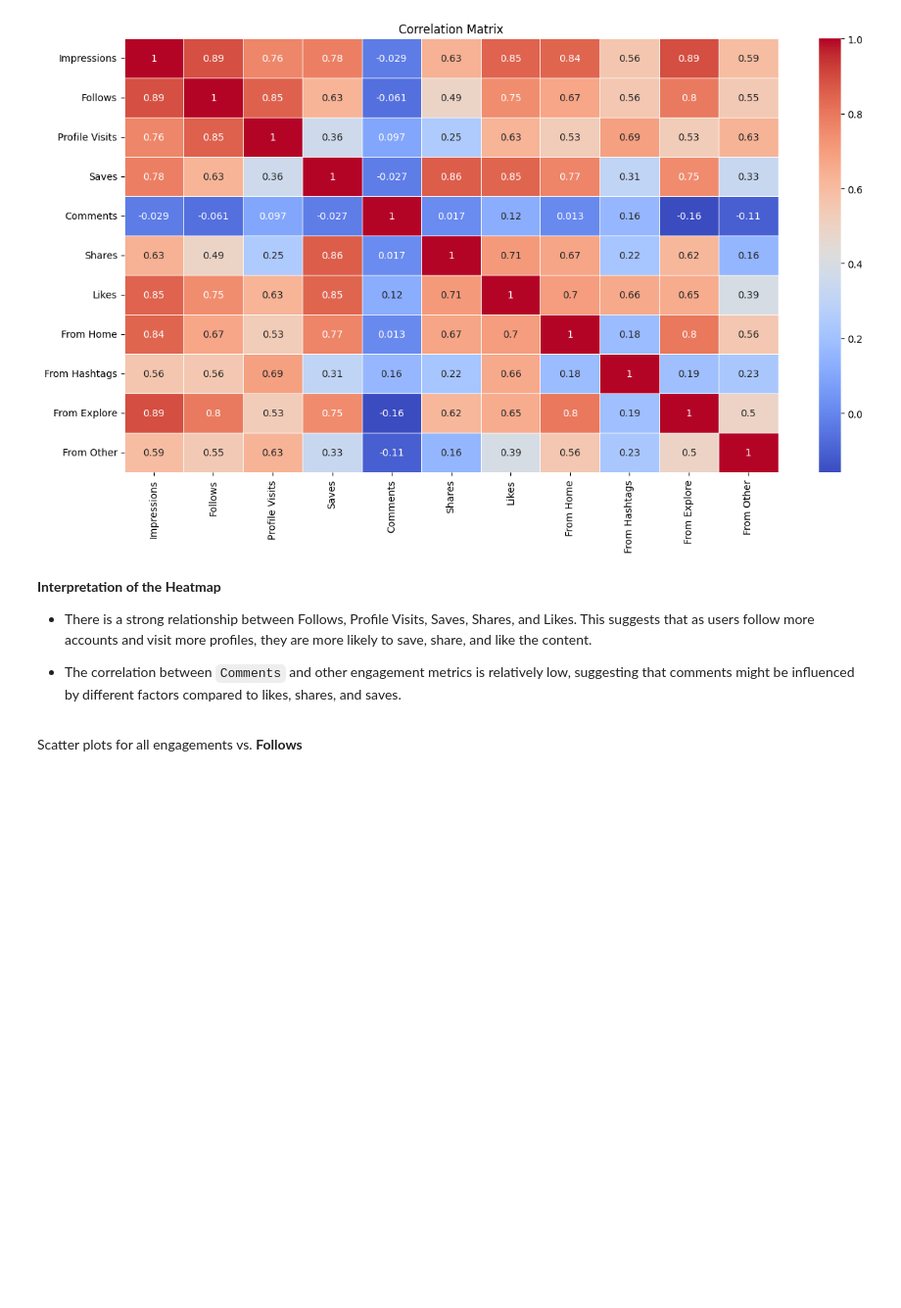
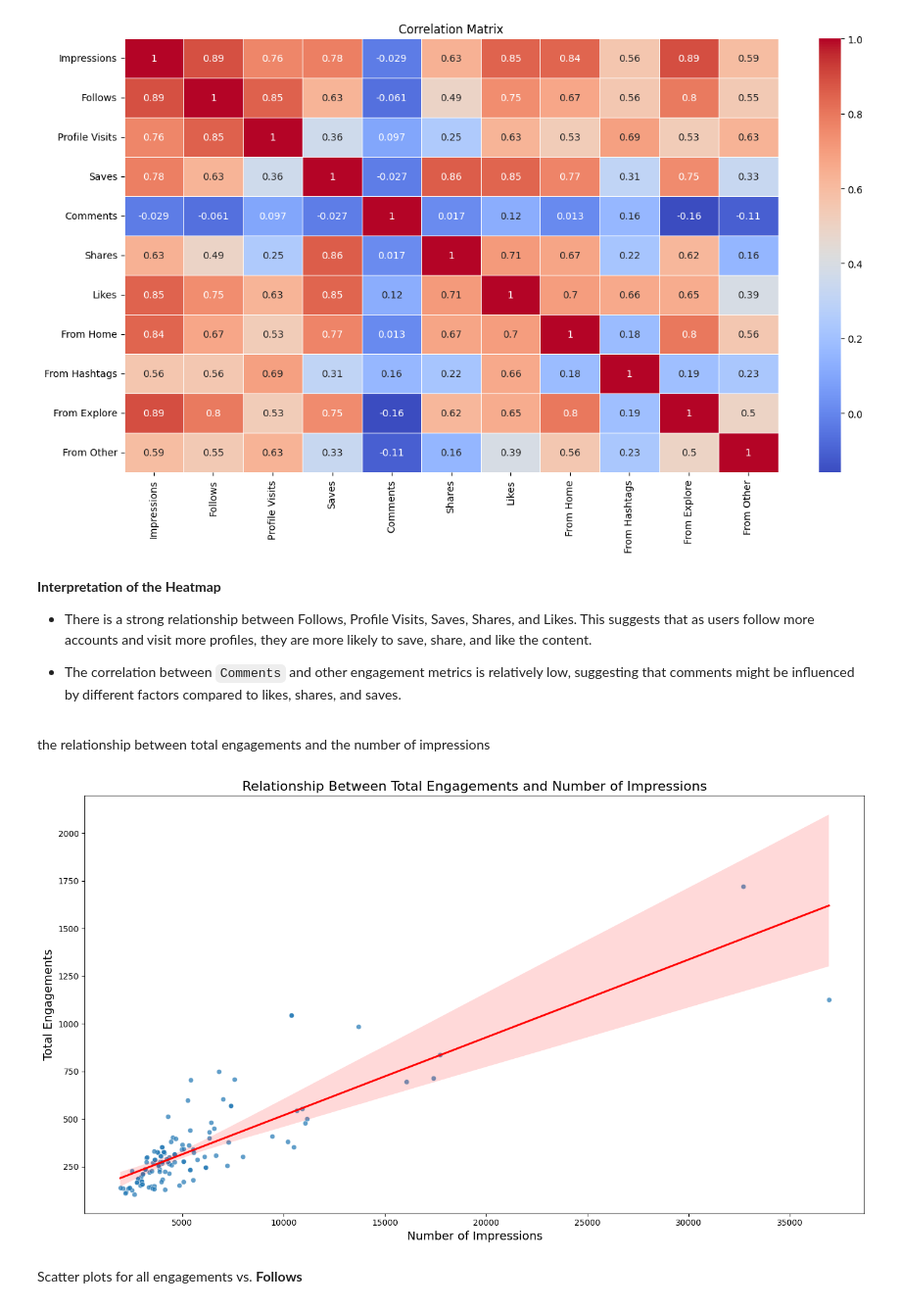
Before and after one commit to MrRezamo/Instagram_Reach_Analysis, a Jupyter notebook: Project/Main_Project.ipynb, the cells around one changed output. Shown at 98% size. Saved outputs shown, nothing was run; the diff lists cells and outputs as text; code cells hidden in the pictures; blank space fills up the shorter version.

```diff
--- a/Project/Main_Project.ipynb
+++ b/Project/Main_Project.ipynb
@@ -216,6 +216,21 @@ plt.show()
 * There is a strong relationship between Follows, Profile Visits, Saves, Shares, and Likes. This suggests that as users follow more accounts and visit more profiles, they are more likely to save, share, and like the content.
 
 * The correlation between `Comments` and other engagement metrics is relatively low, suggesting that comments might be influenced by different factors compared to likes, shares, and saves.
+# %% [markdown]
+the relationship between total engagements and the number of impressions
+# %%
+data['Total Engagements'] = data['Likes'] + data['Comments'] + data['Shares'] + data['Saves']
+
+plt.figure(figsize=(14, 8))
+sns.scatterplot(x='Impressions', y='Total Engagements', data=data, alpha=0.7)
+sns.regplot(x='Impressions', y='Total Engagements', data=data, scatter=False, color='red')
+plt.title('Relationship Between Total Engagements and Number of Impressions', fontsize=16)
+plt.xlabel('Number of Impressions', fontsize=14)
+plt.ylabel('Total Engagements', fontsize=14)
+plt.tight_layout()
+plt.show()
+# %% [output]
+[figure, added]
 # %% [markdown]
 Scatter plots for all engagements vs. **Follows**
 # %%
```
Also changed, not shown: parts of 3 cells of this notebook.
